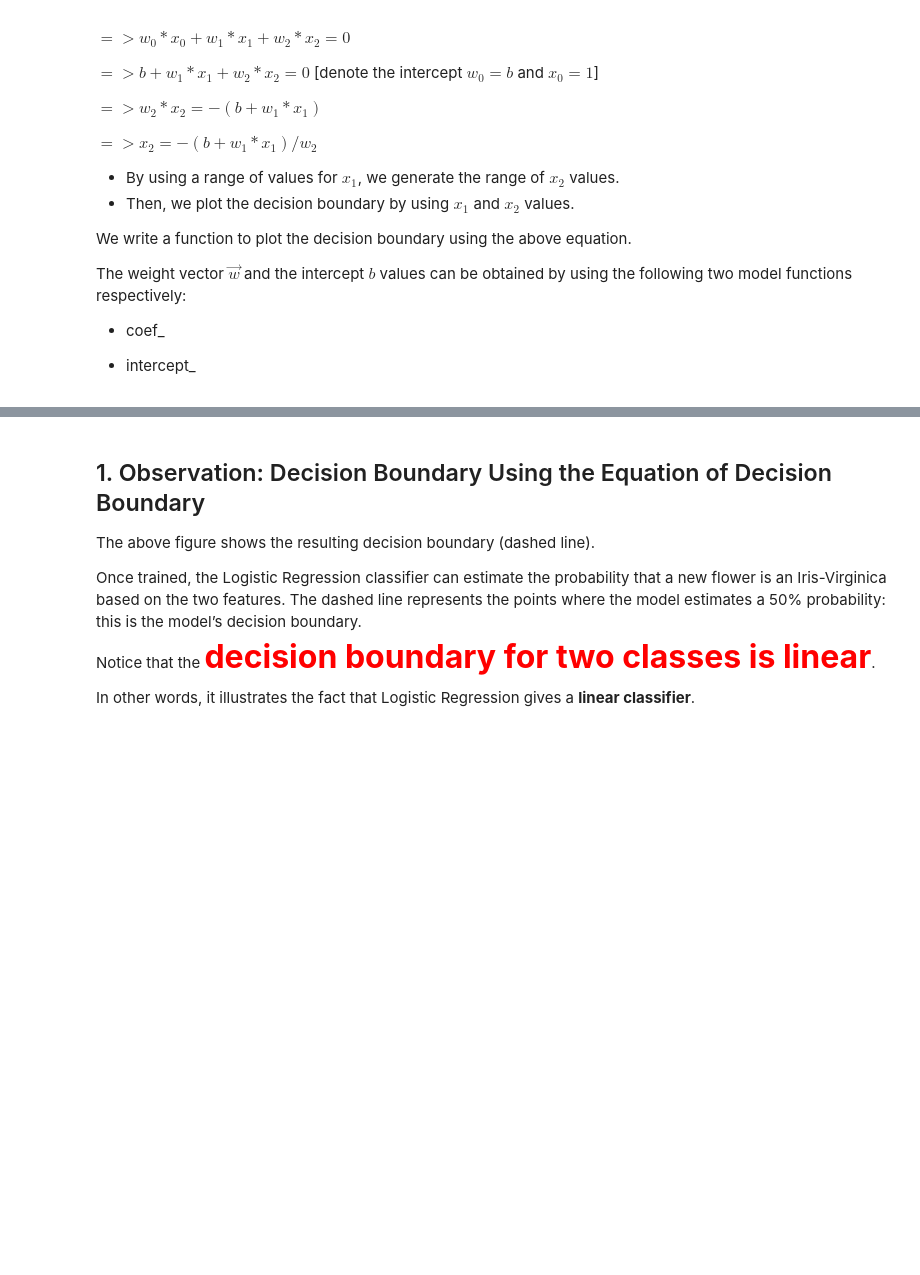
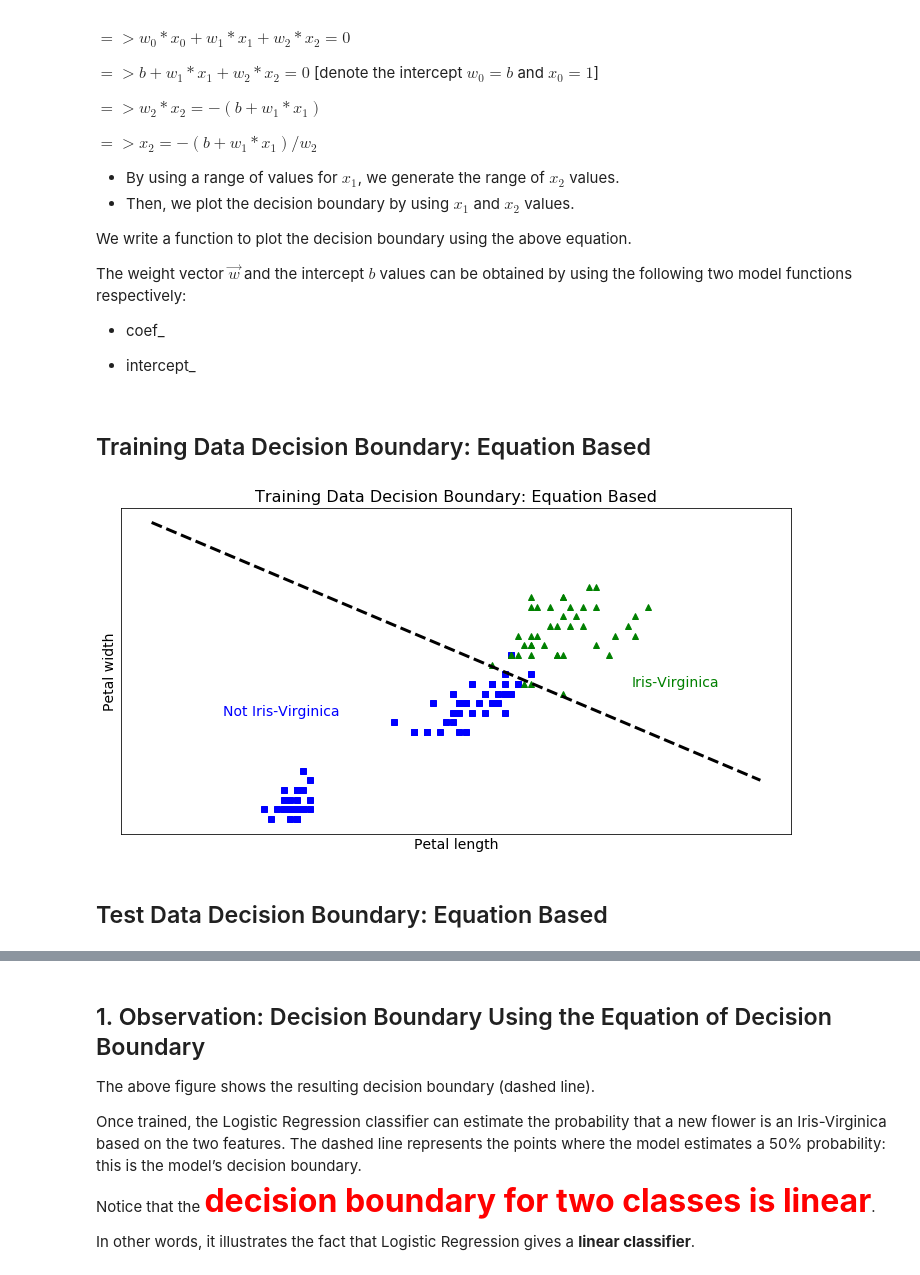
Before and after one commit to rhasanbd/Logistic-Regression-Comparative-Understanding, a Jupyter notebook: Logistic Regression-1-Binary Classification.ipynb, the cells around one changed output, grey strips where cells are left out. Drawn from its saved outputs; the diff is of its cells as text; code cells hidden in the pictures; blank space fills up the shorter version.

```diff
--- a/Logistic Regression-1-Binary Classification.ipynb
+++ b/Logistic Regression-1-Binary Classification.ipynb
@@ -276,5 +332,27 @@ def decision_boundary_equation_based(clf, X):
     x1 = np.linspace(xmin, xmax, 100)
     decision_boundary = -(b + w[0]*x1)/w[1]
     plt.plot(x1, decision_boundary, "k--", linewidth=3)
+# %% [markdown]
+## Training Data Decision Boundary: Equation Based
+# %%
+plt.figure(figsize=(12, 6))
+
+plt.plot(X_train[y_train==0, 0], X_train[y_train==0, 1], "bs")
+plt.plot(X_train[y_train==1, 0], X_train[y_train==1, 1], "g^")
+
+decision_boundary_equation_based(lg_reg_clf, X_train)
+
+plt.text(-1.5, -0.1, "Not Iris-Virginica", fontsize=14, color="b", ha="center")
+plt.text(2.0, 0.3, "Iris-Virginica", fontsize=14, color="g", ha="center")
+plt.xlabel("Petal length", fontsize=14)
+plt.ylabel("Petal width", fontsize=14)
+plt.title("Training Data Decision Boundary: Equation Based", fontsize=16)
+plt.xticks([])
+plt.yticks([])
+plt.show()
+# %% [output]
+[figure, added]
+# %% [markdown]
+## Test Data Decision Boundary: Equation Based
 # %%
 plt.figure(figsize=(12, 6))
```
Also changed, not shown: parts of 27 cells of this notebook, 2 other files.
